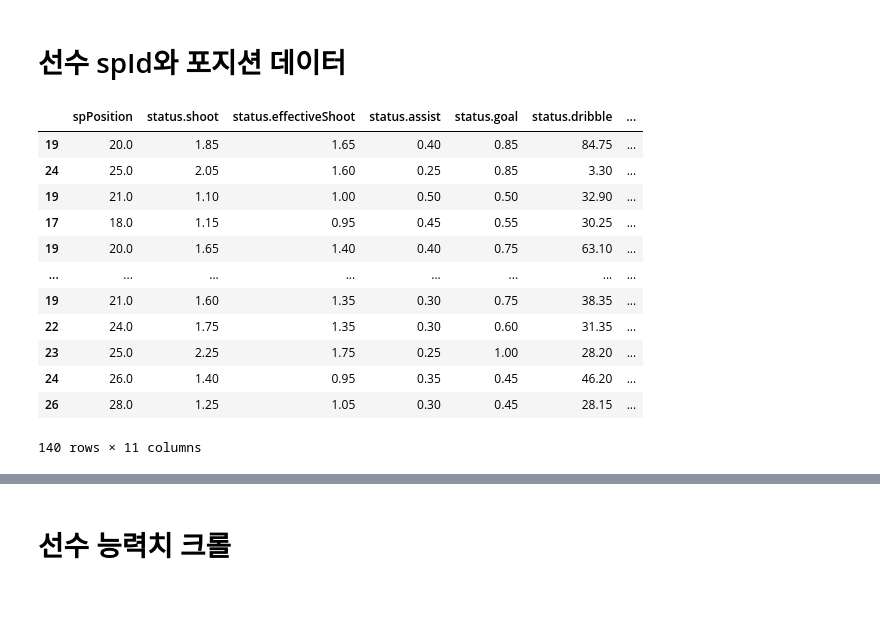
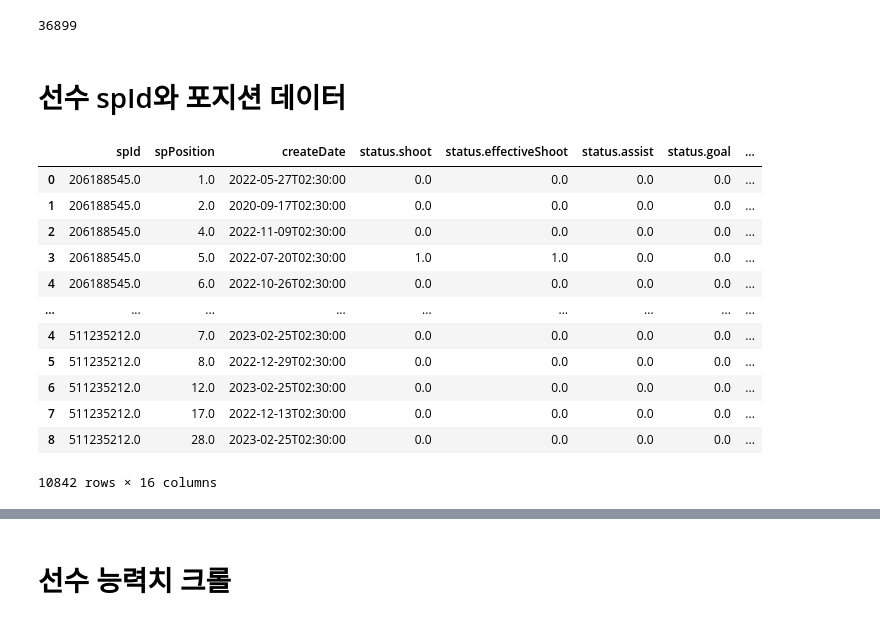
Before and after one commit to jikukjs/FiFa4_API_project, a Jupyter notebook: final_code.ipynb, the cells around one changed output, grey strips where cells are left out. Saved outputs shown, nothing was run; the diff lists cells and outputs as text; code cells hidden in the pictures.

```diff
--- a/final_code.ipynb
+++ b/final_code.ipynb
@@ -22,5 +22,5 @@ api_key = 'eyJhbGciOiJIUzI1NiIsInR5cCI6IkpXVCJ9.eyJYLUFwcC1SYXRlLUxpbWl0IjoiMjAw
 # %%
-striker_players = ['R. 레반도프스키', '디디에 드로그바', '로멜루 루카쿠', '엘링 홀란', '카림 벤제마']
+striker_players = ['R. 레반도프스키', '디디에 드로그바', '로멜루 루카쿠', '엘링 홀란', '카림 벤제마','리오넬 메시', '킬리안 음바페', '손흥민', '호날두', '차범근','케빈 더브라위너', '루드 굴리트', '웨인 루니', '디에고 포를란', '토마스 뮐러','안토니오 뤼디거', '뱅자맹 파바르','에데르 밀리탕','라파엘 바란','홍명보','요주아 키미히','주앙 칸셀루','이반 페리시치','리스 제임스','아슈라프 하키미']
 wing_players = ['리오넬 메시', '킬리안 음바페', '손흥민', '호날두', '차범근']
 mid_players = ['케빈 더브라위너', '루드 굴리트', '웨인 루니', '디에고 포를란', '토마스 뮐러']
 cb_players = ['안토니오 뤼디거', '뱅자맹 파바르','에데르 밀리탕','라파엘 바란','홍명보']
@@ -33,6 +33,11 @@ spposition_num = pd.DataFrame(spposition_data)
 spId_url = requests.get('https://static.api.nexon.co.kr/fifaonline4/latest/spid.json')
 spId_data = spId_url.json()
 spId = pd.DataFrame(spId_data)
+# %%
+player_names = list(spId.drop_duplicates(subset='name').name)
+len(player_names)
+# %% [output]
+36899
 # %% [markdown]
 # 선수 spId와 포지션 데이터
 # %%
@@ -69,20 +74,21 @@ def rankers_players_record(Id_Po):
     return players_data
 # %%
 rankers_players_data = rankers_players_record(all_players_spId_position(striker_players))
-recent_rankers_players_data = rankers_players_data.query("createDate.str.startswith('2023') and `status.matchCount` >= 20 ")
-recent_rankers_players_record =  pd.concat([recent_rankers_players_data.iloc[:,1], recent_rankers_players_data.iloc[:,3:13]], axis=1)
-recent_rankers_players_record
+rankers_players_data
+#recent_rankers_players_data = rankers_players_data.query("createDate.str.startswith('2023')")
+# recent_rankers_players_record =  pd.concat([recent_rankers_players_data.iloc[:,1], recent_rankers_players_data.iloc[:,3:13]], axis=1)
+# recent_rankers_players_record
 # %% [output]
-|  | spPosition | status.shoot | status.effectiveShoot | status.assist | status.goal | status.dribble | ... |
-| 19 | 20.0 | 1.85 | 1.65 | 0.40 | 0.85 | 84.75 | ... |
-| 24 | 25.0 | 2.05 | 1.60 | 0.25 | 0.85 | 3.30 | ... |
-| 19 | 21.0 | 1.10 | 1.00 | 0.50 | 0.50 | 32.90 | ... |
-| 17 | 18.0 | 1.15 | 0.95 | 0.45 | 0.55 | 30.25 | ... |
-| 19 | 20.0 | 1.65 | 1.40 | 0.40 | 0.75 | 63.10 | ... |
-| ... | ... | ... | ... | ... | ... | ... | ... |
-| 19 | 21.0 | 1.60 | 1.35 | 0.30 | 0.75 | 38.35 | ... |
-| 22 | 24.0 | 1.75 | 1.35 | 0.30 | 0.60 | 31.35 | ... |
-| 23 | 25.0 | 2.25 | 1.75 | 0.25 | 1.00 | 28.20 | ... |
-| 24 | 26.0 | 1.40 | 0.95 | 0.35 | 0.45 | 46.20 | ... |
-| 26 | 28.0 | 1.25 | 1.05 | 0.30 | 0.45 | 28.15 | ... |
+|  | spId | spPosition | createDate | status.shoot | status.effectiveShoot | status.assist | status.goal | ... |
+| 0 | 206188545.0 | 1.0 | 2022-05-27T02:30:00 | 0.0 | 0.0 | 0.0 | 0.0 | ... |
+| 1 | 206188545.0 | 2.0 | 2020-09-17T02:30:00 | 0.0 | 0.0 | 0.0 | 0.0 | ... |
+| 2 | 206188545.0 | 4.0 | 2022-11-09T02:30:00 | 0.0 | 0.0 | 0.0 | 0.0 | ... |
+| 3 | 206188545.0 | 5.0 | 2022-07-20T02:30:00 | 1.0 | 1.0 | 0.0 | 0.0 | ... |
+| 4 | 206188545.0 | 6.0 | 2022-10-26T02:30:00 | 0.0 | 0.0 | 0.0 | 0.0 | ... |
+| ... | ... | ... | ... | ... | ... | ... | ... | ... |
+| 4 | 511235212.0 | 7.0 | 2023-02-25T02:30:00 | 0.0 | 0.0 | 0.0 | 0.0 | ... |
+| 5 | 511235212.0 | 8.0 | 2022-12-29T02:30:00 | 0.0 | 0.0 | 0.0 | 0.0 | ... |
+| 6 | 511235212.0 | 12.0 | 2023-02-25T02:30:00 | 0.0 | 0.0 | 0.0 | 0.0 | ... |
+| 7 | 511235212.0 | 17.0 | 2022-12-13T02:30:00 | 0.0 | 0.0 | 0.0 | 0.0 | ... |
+| 8 | 511235212.0 | 28.0 | 2023-02-25T02:30:00 | 0.0 | 0.0 | 0.0 | 0.0 | ... |
-140 rows × 11 columns
+10842 rows × 16 columns
```
Also changed, not shown: parts of 10 cells of this notebook.
